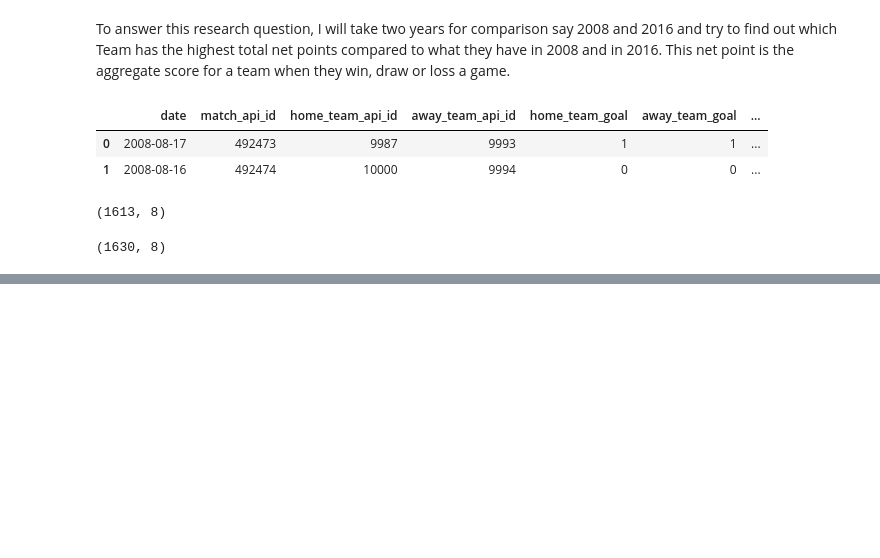
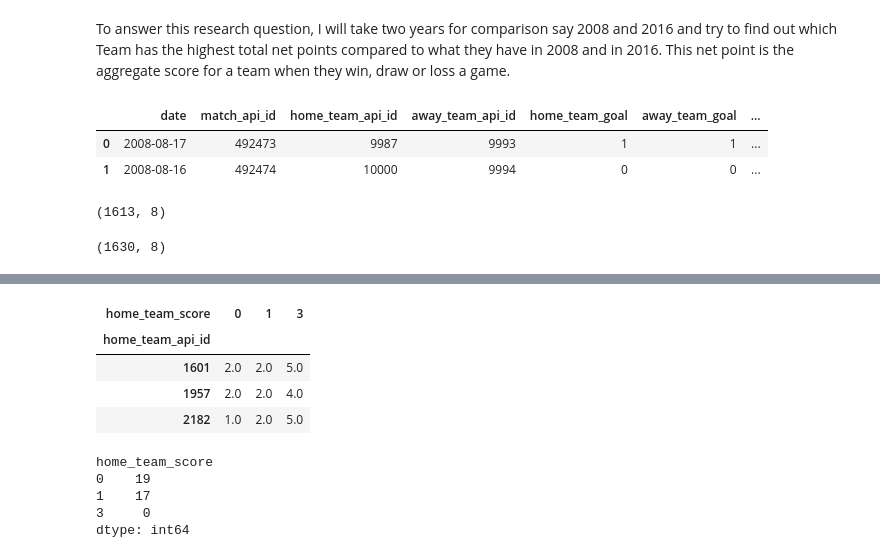
Before and after one commit to budhajitRoy/DAND_Project_1_Euro_Soccer_Data_Analysis, a Jupyter notebook: Euro_Soccer_Database_Analysis.ipynb, the cells around one changed output, grey strips where cells are left out. Drawn from its saved outputs; the diff is of its cells as text; code cells hidden in the pictures; blank space fills up the shorter version.

```diff
--- a/Euro_Soccer_Database_Analysis.ipynb
+++ b/Euro_Soccer_Database_Analysis.ipynb
@@ -562,0 +600,30 @@ df_team_records_2016_home_masked = df_team_records_2016.groupby(['home_team_api_
+# %%
+# lets pivot the datasets to group in terms of team_api_id and the number of respective scores they get for each games
+
+# pivoting for 2008 and 2016 home game datasets
+df_team_records_2008_home_masked_final = df_team_records_2008_home_masked.pivot(index='home_team_api_id', columns='home_team_score', values='match_api_id')
+df_team_records_2016_home_masked_final = df_team_records_2016_home_masked.pivot(index='home_team_api_id', columns='home_team_score', values='match_api_id')
+
+# pivoting for 2008 and 2016 away game datasets
+df_team_records_2008_away_masked_final = df_team_records_2008_away_masked.pivot(index='away_team_api_id', columns='away_team_score', values='match_api_id')
+df_team_records_2016_away_masked_final = df_team_records_2016_away_masked.pivot(index='away_team_api_id', columns='away_team_score', values='match_api_id')
+# %%
+#check the data
+
+df_team_records_2008_home_masked_final.head(3)
+# %% [output]
+| home_team_score | 0 | 1 | 3 |
+| home_team_api_id |  |  |  |
+| 1601 | 2.0 | 2.0 | 5.0 |
+| 1957 | 2.0 | 2.0 | 4.0 |
+| 2182 | 1.0 | 2.0 | 5.0 |
+# %%
+# check for any null data's in all the four datasets
+# for 2008 home games dataset
+df_team_records_2008_home_masked_final.isnull().sum()
+# %% [output]
+home_team_score
+0    19
+1    17
+3     0
+dtype: int64
```
Also changed, not shown: parts of 29 cells of this notebook.
